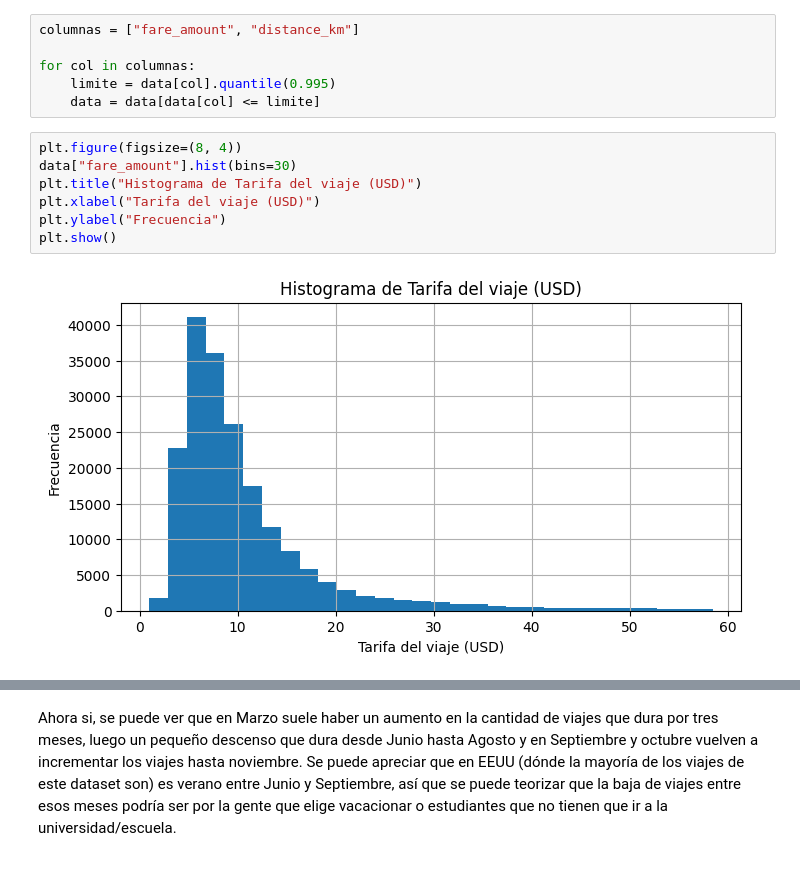
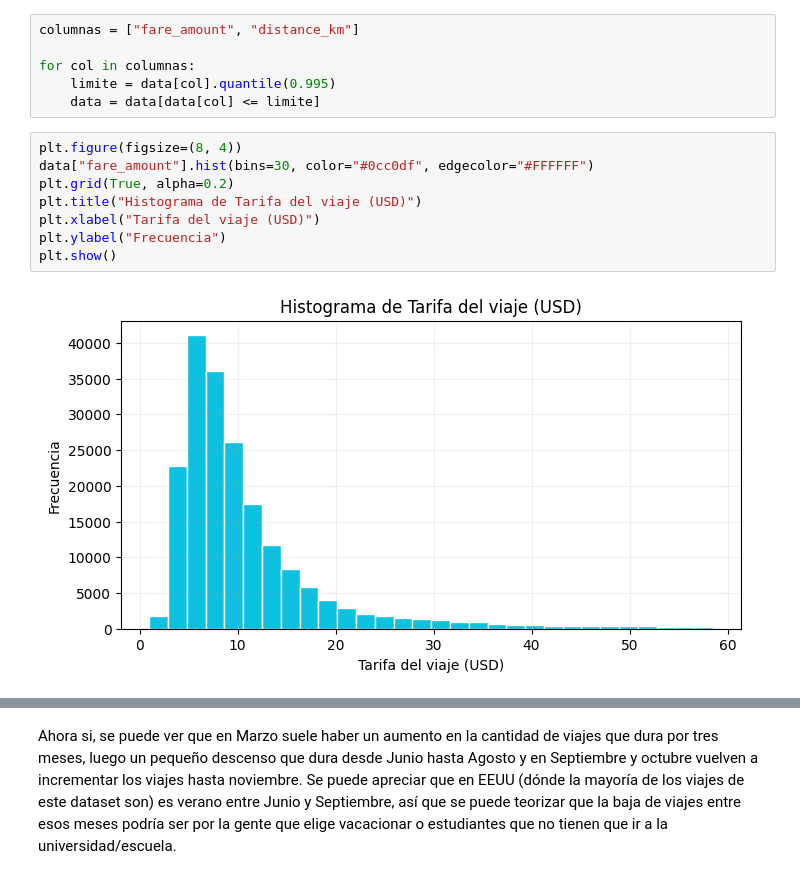
Before and after one commit to SebMun33/AA1-TUIA-2026C1-Onyskiw-Mu-oz, a Jupyter notebook: analisis_descriptivo.ipynb, the cells around one changed output, grey strips where cells are left out. Drawn from its saved outputs; the diff is of its cells as text.

```diff
--- a/analisis_descriptivo.ipynb
+++ b/analisis_descriptivo.ipynb
@@ -423,12 +425,13 @@ for col in columnas:
     data = data[data[col] <= limite]
 # %%
 plt.figure(figsize=(8, 4))
-data["fare_amount"].hist(bins=30)
+data["fare_amount"].hist(bins=30, color="#0cc0df", edgecolor="#FFFFFF")
+plt.grid(True, alpha=0.2)
 plt.title("Histograma de Tarifa del viaje (USD)")
 plt.xlabel("Tarifa del viaje (USD)")
 plt.ylabel("Frecuencia")
 plt.show()
 # %% [output]
-[figure, old version]
+[figure, new version]
 # %%
 plt.figure(figsize=(8, 4))
```
Also changed, not shown: parts of 12 cells of this notebook.
